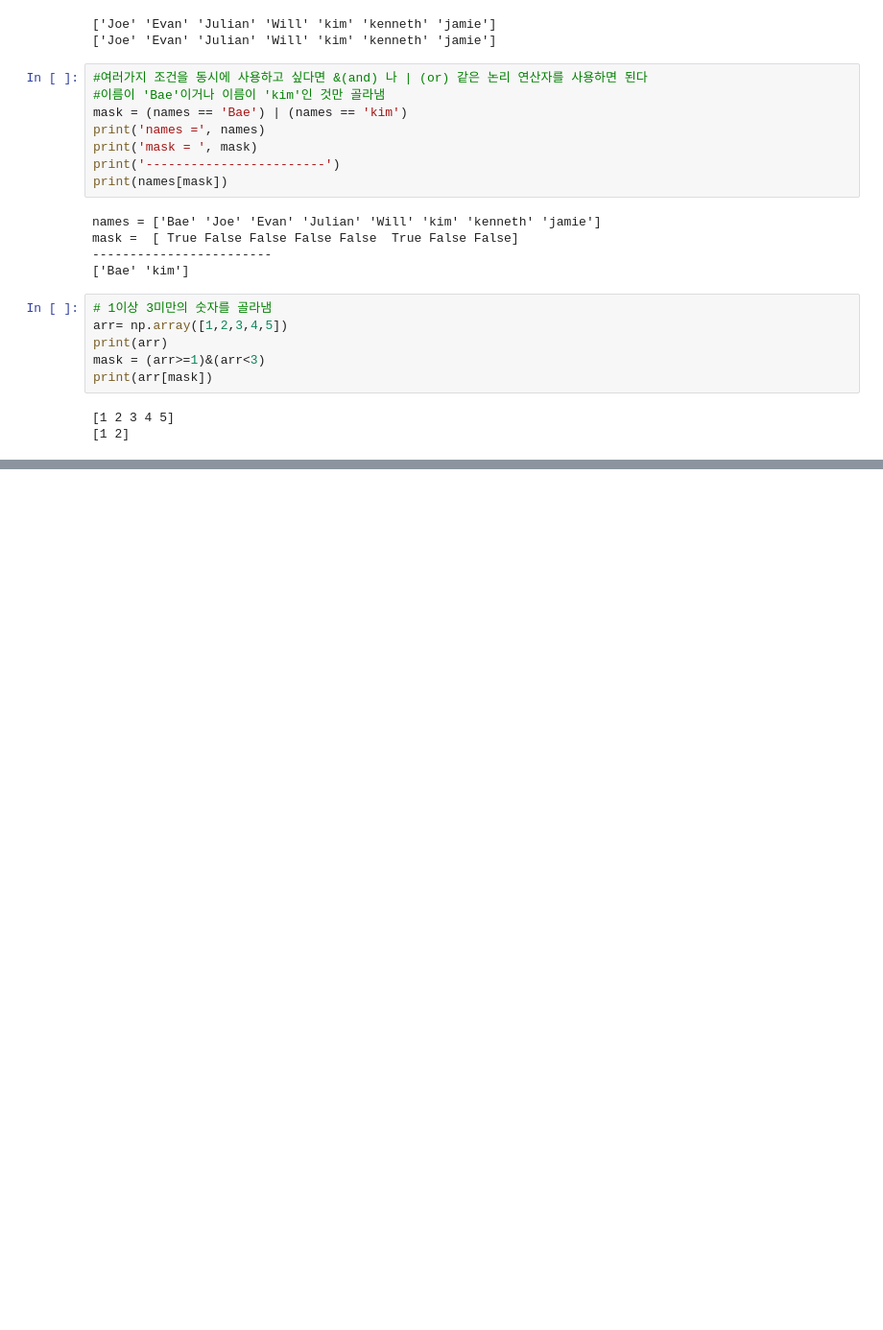
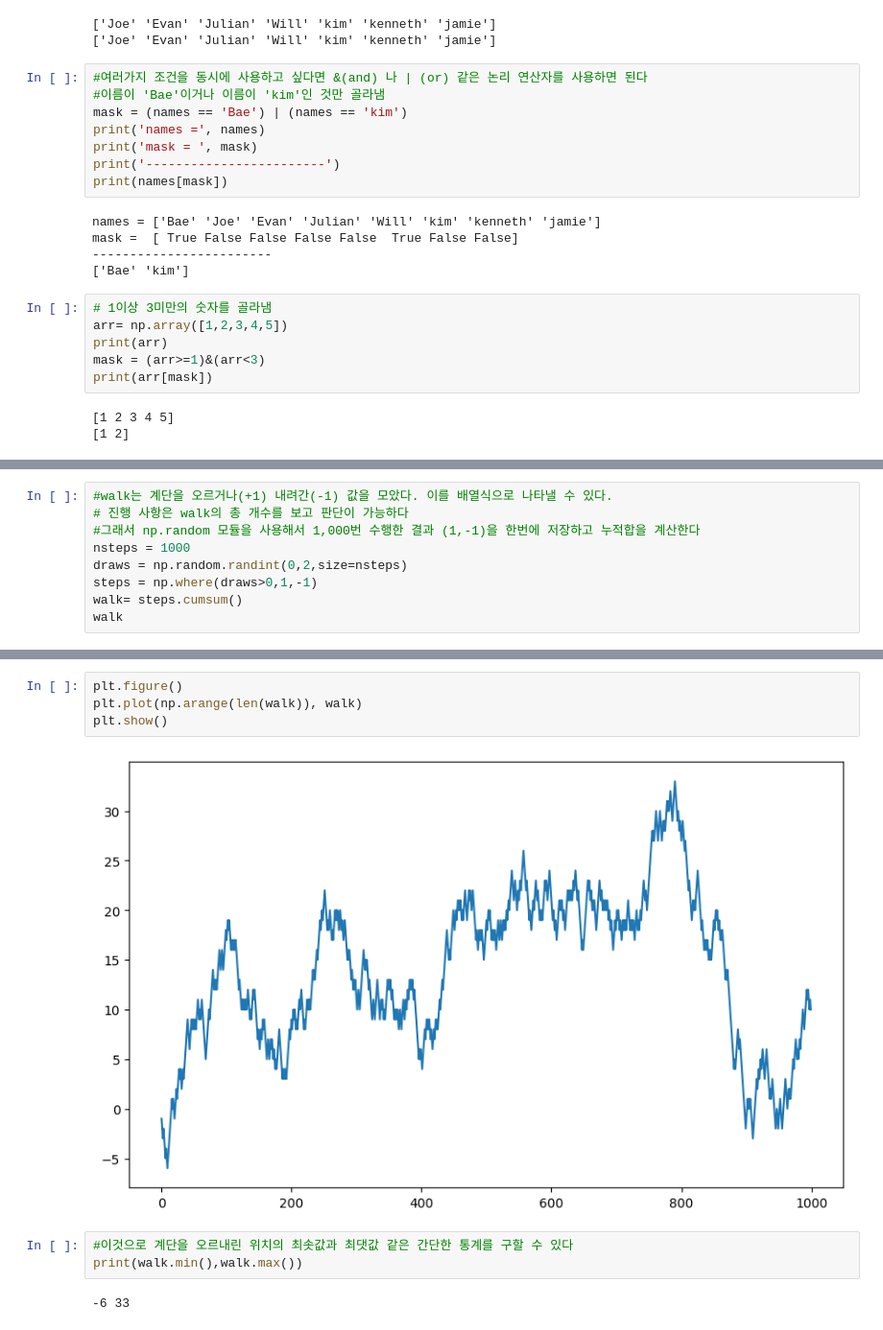
Before and after one commit to Bae-SeungKwang/etc, a Jupyter notebook: PythonBasic_배승광_240330.ipynb, the cells around one changed output, grey strips where cells are left out. Shown at 96% size. Drawn from its saved outputs; the diff is of its cells as text; blank space fills up the shorter version.

```diff
--- a/PythonBasic_배승광_240330.ipynb
+++ b/PythonBasic_배승광_240330.ipynb
@@ -289,0 +518,9 @@ print(arr[mask])
+# %%
+#walk는 계단을 오르거나(+1) 내려간(-1) 값을 모았다. 이를 배열식으로 나타낼 수 있다.
+# 진행 사항은 walk의 총 개수를 보고 판단이 가능하다
+#그래서 np.random 모듈을 사용해서 1,000번 수행한 결과 (1,-1)을 한번에 저장하고 누적합을 계산한다
+nsteps = 1000
+draws = np.random.randint(0,2,size=nsteps)
+steps = np.where(draws>0,1,-1)
+walk= steps.cumsum()
+walk
@@ -289,0 +545,11 @@ print(arr[mask])
+# %%
+plt.figure()
+plt.plot(np.arange(len(walk)), walk)
+plt.show()
+# %% [output]
+[figure, added]
+# %%
+#이것으로 계단을 오르내린 위치의 최솟값과 최댓값 같은 간단한 통계를 구할 수 있다
+print(walk.min(),walk.max())
+# %% [output]
+-6 33
```
Also changed, not shown: parts of 15 cells of this notebook.
